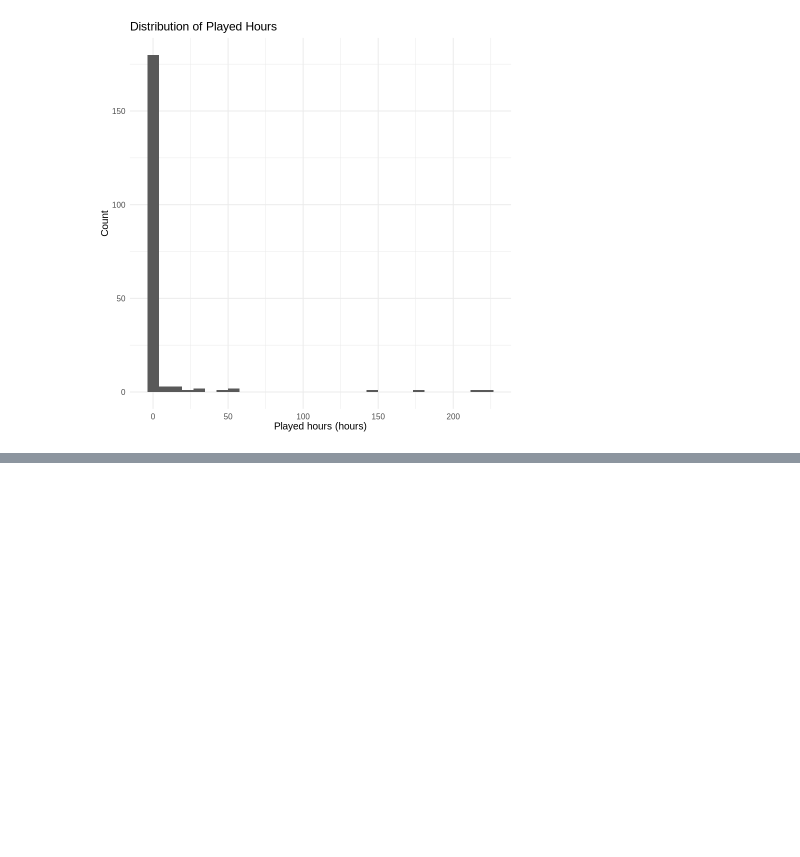
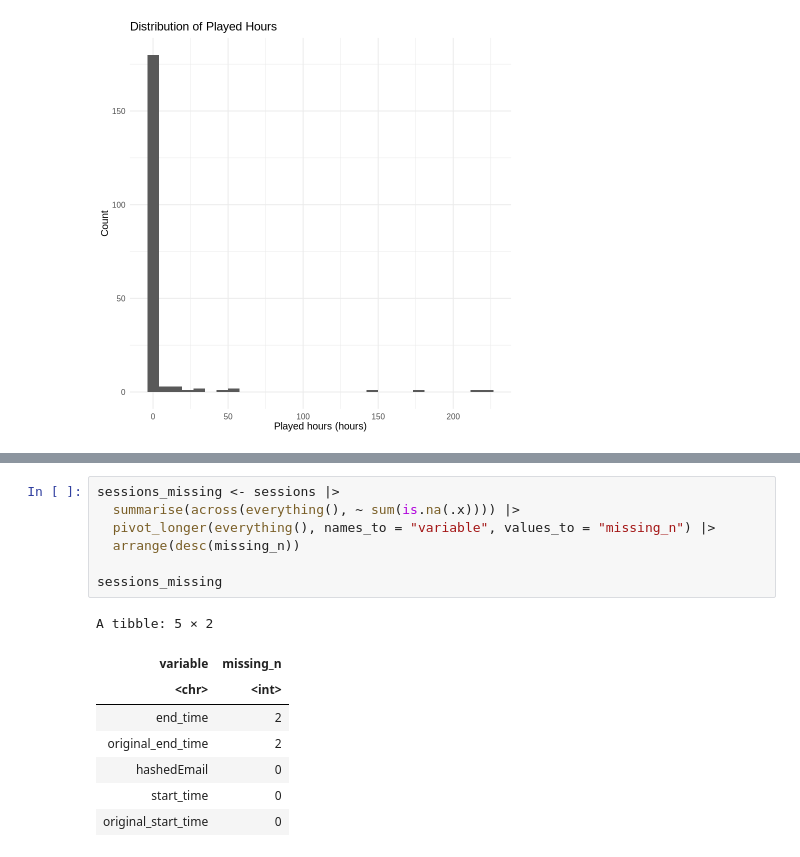
Before and after one commit to realshady-art/DSCI-100-2025W1-Group-project, a Jupyter notebook: Data Science Project Planning Report.ipynb, the cells around one changed output, grey strips where cells are left out. Saved outputs shown, nothing was run; the diff lists cells and outputs as text; blank space fills up the shorter version.

```diff
--- a/Data Science Project Planning Report.ipynb
+++ b/Data Science Project Planning Report.ipynb
@@ -210,0 +285,16 @@ A tibble: 1 × 9
+# %%
+sessions_missing <- sessions |>
+  summarise(across(everything(), ~ sum(is.na(.x)))) |>
+  pivot_longer(everything(), names_to = "variable", values_to = "missing_n") |>
+  arrange(desc(missing_n))
+
+sessions_missing
+# %% [output]
+A tibble: 5 × 2
+| variable | missing_n |
+| <chr> | <int> |
+| end_time | 2 |
+| original_end_time | 2 |
+| hashedEmail | 0 |
+| start_time | 0 |
+| original_start_time | 0 |
```
Also changed, not shown: parts of 10 cells of this notebook.
